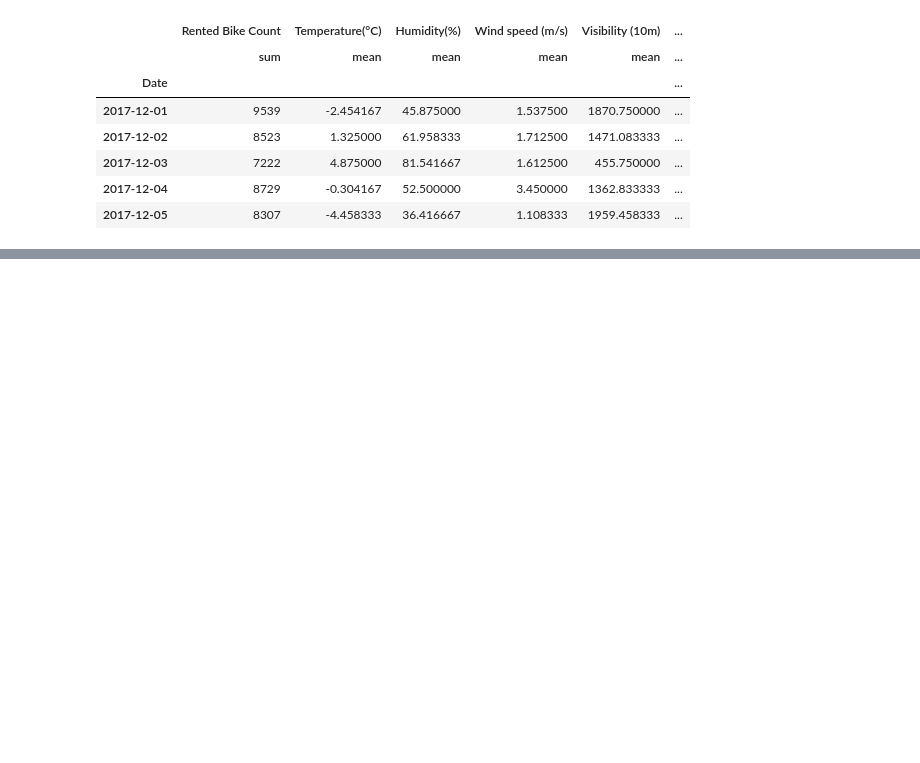
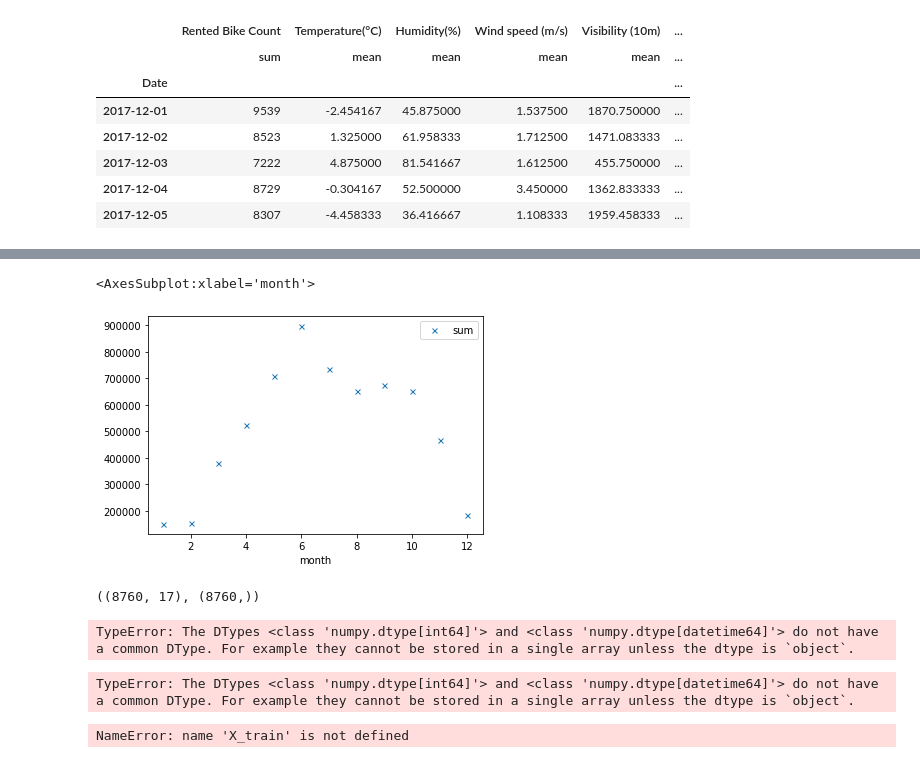
Before and after one commit to Pierre-Portfolio/Seoul-Bike-Sharing, a Jupyter notebook: SeoulBike.ipynb, the cells around one changed output, grey strips where cells are left out. Cells and saved outputs as stored; diff of their text form; code cells hidden in the pictures; blank space fills up the shorter version.

```diff
--- a/SeoulBike.ipynb
+++ b/SeoulBike.ipynb
@@ -111,0 +151,42 @@ df2.head()
+# %%
+dfMonth.plot(y="Rented Bike Count",linestyle="",marker="x",markersize=5)
+# %% [output]
+<AxesSubplot:xlabel='month'>
+[figure, added]
+# %%
+#Create target and data with sklearn
+from sklearn import datasets
+
+x = df.drop(['Rented Bike Count'], axis = 1)
+y = df["Rented Bike Count"]
+x.shape, y.shape
+# %% [output]
+((8760, 17), (8760,))
+# %%
+#KNN
+from sklearn.neighbors import KNeighborsClassifier
+model1 = KNeighborsClassifier()
+model1.fit(x,y)
+model1.score(x,y)
+# %% [output]
+TypeError: The DTypes <class 'numpy.dtype[int64]'> and <class 'numpy.dtype[datetime64]'> do not have a common DType. For example they cannot be stored in a single array unless the dtype is `object`.
+# %%
+#Linear Regression
+from sklearn.linear_model import LinearRegression
+reg = LinearRegression().fit(x, y)
+reg.score(x, y)
+# %% [output]
+TypeError: The DTypes <class 'numpy.dtype[int64]'> and <class 'numpy.dtype[datetime64]'> do not have a common DType. For example they cannot be stored in a single array unless the dtype is `object`.
+# %%
+#Create train and test set
+from sklearn.model_selection import train_test_split
+x_train, x_test, y_train, y_test = train_test_split(x, y, test_size=0.33)
+
+#Scale
+from sklearn.preprocessing import StandardScaler
+scaler = StandardScaler()
+scaler.fit(X_train)                 # Il ne faut fiter que sur les data d'entrainement
+X_train = scaler.transform(X_train)
+X_test  = scaler.transform(X_test)
+# %% [output]
+NameError: name 'X_train' is not defined
```
Also changed, not shown: parts of 8 cells of this notebook.
